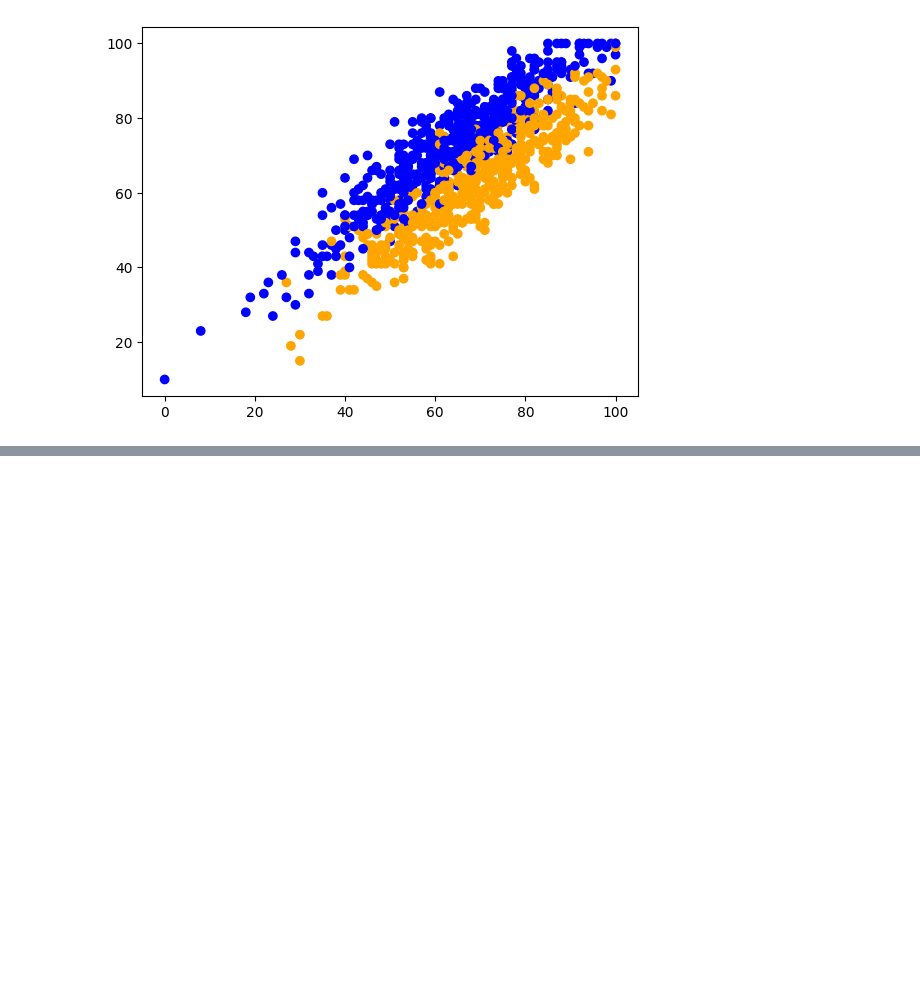
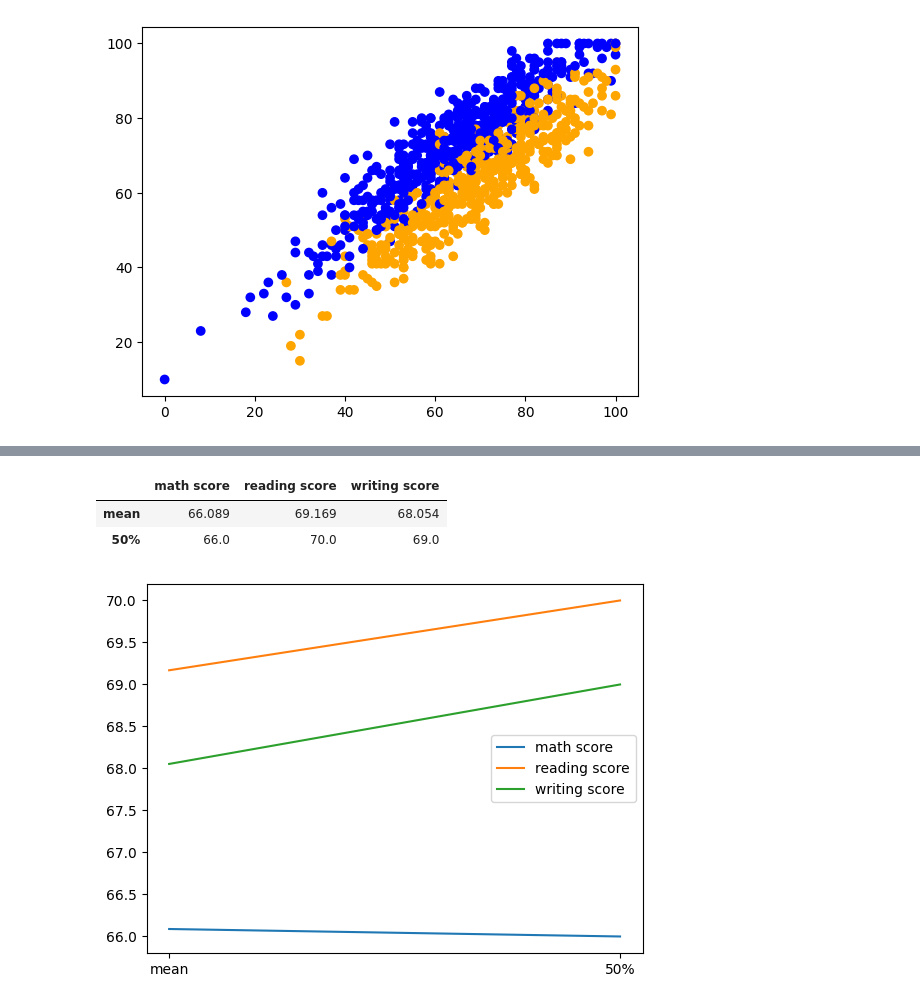
Before and after one commit to predinfer/project-gestalt, a Jupyter notebook: gestalt_1.ipynb, the cells around one changed output, grey strips where cells are left out. Saved outputs shown, nothing was run; the diff lists cells and outputs as text; code cells hidden in the pictures; blank space fills up the shorter version.

Commit message:
Update gestalt_1.ipynb
added 2nd graph

```diff
--- a/gestalt_1.ipynb
+++ b/gestalt_1.ipynb
@@ -33,0 +46,15 @@ plt.scatter(df_students['math score'], df_students['writing score'], c=df_studen
+# %%
+df_student_stats=pd.DataFrame(df_students.describe())
+df_student_stats=df_student_stats.loc[['mean','50%']]
+df_student_stats
+# %% [output]
+|  | math score | reading score | writing score |
+| mean | 66.089 | 69.169 | 68.054 |
+| 50% | 66.0 | 70.0 | 69.0 |
+# %%
+plt.plot(df_student_stats)
+#plt.plot(x, y, linestyle="-", marker="o", label="Expenses")
+plt.legend(df_student_stats.columns)
+plt.show()
+# %% [output]
+[figure, added]
```
Also changed, not shown: parts of 3 cells of this notebook.
